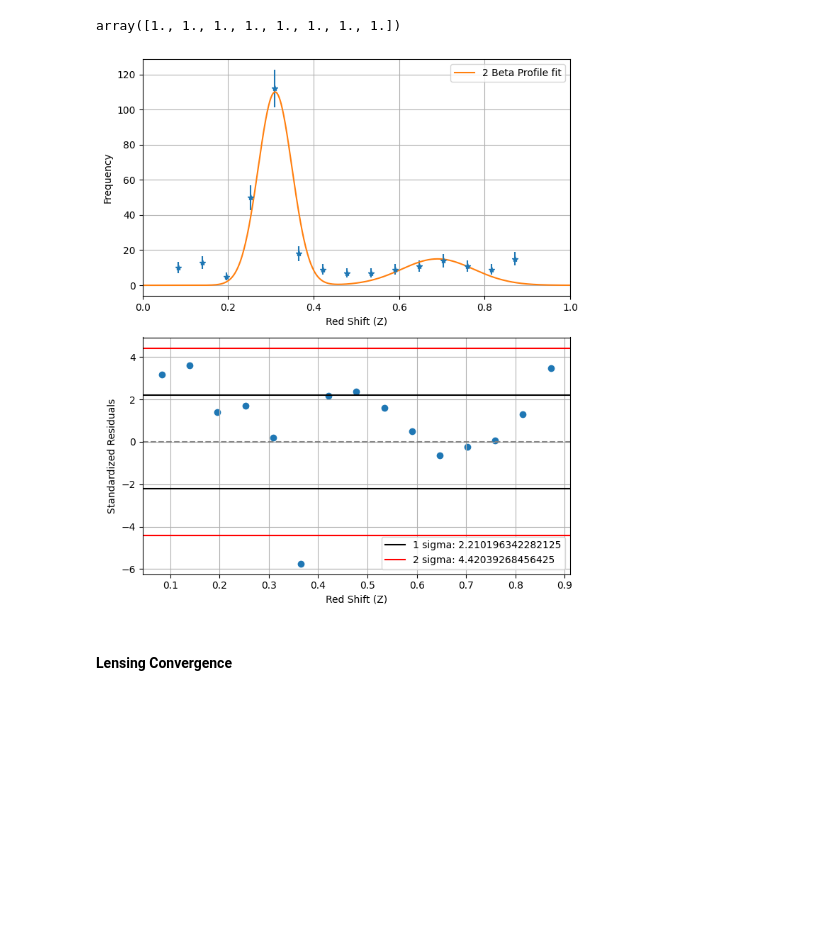
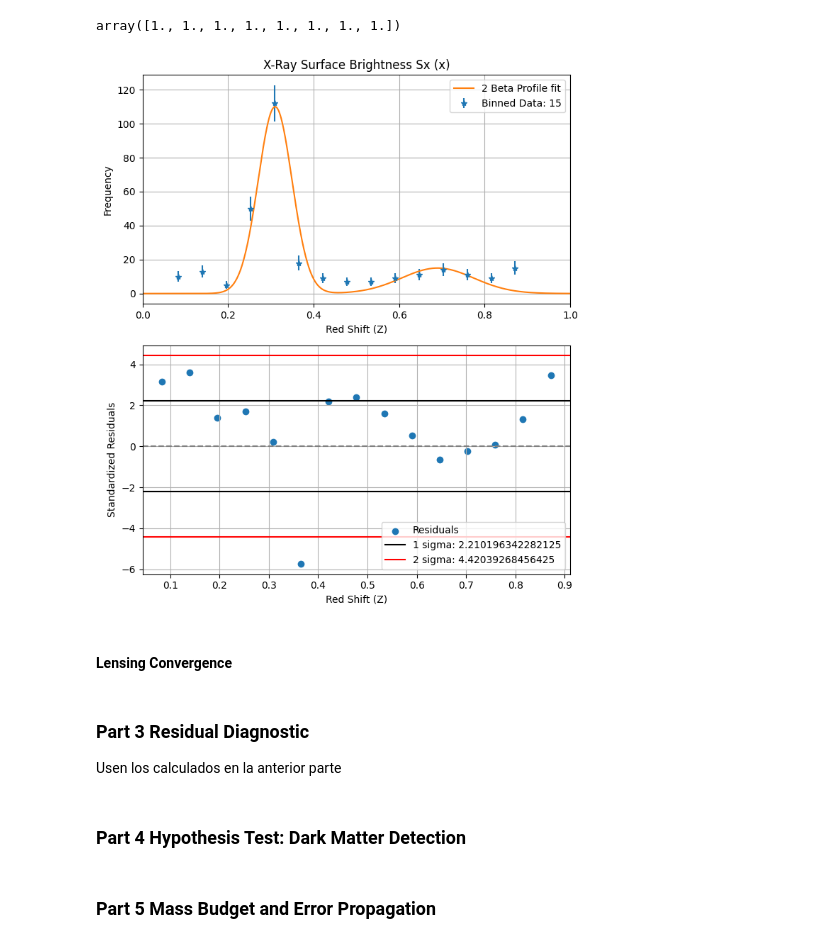
Before and after one commit to jdgv1709/Statistical-Analysis-of-the-Bullet-Cluster-Statistics-1-Course, a Jupyter notebook: Final Exam.ipynb, the cells around one changed output. Drawn from its saved outputs; the diff is of its cells as text; code cells hidden in the pictures; blank space fills up the shorter version.

```diff
--- a/Final Exam.ipynb
+++ b/Final Exam.ipynb
@@ -44,3 +44,13 @@ M_per_kappa = 3e14# Msun per unit integrated kappa
 ### Part 0: Data
 # %%
 data=pd.read_csv("BulletClusterData.csv") #"z"
+def redshift_to_arcmin(data, H0=70.0, c=299792.458, arcmin_to_Mpc=arcmin_to_Mpc):
+    # Approximate distance from Hubble's law
+    redshift=data["z"]
+    distance_mpc = (c * redshift) / H0
+    # Convert Mpc to arcminutes
+    arcmin = distance_mpc / arcmin_to_Mpc
+    data["Mpc"]= distance_mpc
+    data["ArcMin"]= arcmin
+    return data
+data=redshift_to_arcmin(data)
@@ -401,33 +447,41 @@ errors
 array([1., 1., 1., 1., 1., 1., 1., 1.])
 # %%
 fig, axes = plt.subplots(2, 1, figsize=(7, 8))
-axes[0].errorbar(x_bins,SX_obs,yerr=sigma_SX,fmt="*")
+axes[0].errorbar(x_bins,SX_obs,yerr=sigma_SX,fmt="*", label="Binned Data: "+str(len(x_bins)))
 axes[0].set_ylabel("Frequency")
 axes[0].set_xlabel("Red Shift (Z)")
 axes[0].set_xlim((0,1))
 axes[0].grid("True")
 axes[0].plot(x,model_2beta(x, *best_params_SX),label="2 Beta Profile fit")
 axes[0].legend()
+axes[0].set_title("X-Ray Surface Brightness Sx (x)")
 axes[0].grid(True)
 # Panel 2 — Residuals
 #axes[1]: (mu_obs - mu_m3_fit) / sigma_i vs z
-residual= (SX_obs-model_2beta(x_bins,*best_params_SX))/sigma_SX
-axes[1].scatter(x_bins,residual)
+residual_SX= (SX_obs-model_2beta(x_bins,*best_params_SX))/sigma_SX
+axes[1].scatter(x_bins,residual_SX,label="Residuals")
 # Add horizontal lines at ±1, ±2 sigma
-axes[1].axhline(np.std(residual),color="black")
-axes[1].axhline(-1*np.std(residual),label="1 sigma: "+str(np.std(residual)),color="black")
-axes[1].axhline(2*np.std(residual),color="r",label="2 sigma: "+str(2*np.std(residual)))
-axes[1].axhline(-2*np.std(residual),color="r")
+axes[1].axhline(np.std(residual_SX),color="black")
+axes[1].axhline(-1*np.std(residual_SX),label="1 sigma: "+str(np.std(residual_SX)),color="black")
+axes[1].axhline(2*np.std(residual_SX),color="r",label="2 sigma: "+str(2*np.std(residual_SX)))
+axes[1].axhline(-2*np.std(residual_SX),color="r")
 # Add horizontal line at 0
 axes[1].axhline(0,ls="--",color="gray")
 axes[1].legend()
 axes[1].grid(True)
 axes[1].set_xlabel("Red Shift (Z)")
 axes[1].set_ylabel("Standardized Residuals")
 plt.tight_layout()
 #plt.savefig('part2_chi2_fit.pdf')
 plt.show()
 # %% [output]
-[figure, old version]
+[figure, new version]
 # %% [markdown]
 #### Lensing Convergence
+# %% [markdown]
+### Part 3 Residual Diagnostic
+Usen los calculados en la anterior parte
+# %% [markdown]
+### Part 4  Hypothesis Test: Dark Matter Detection
+# %% [markdown]
+### Part 5 Mass Budget and Error Propagation
```
Also changed, not shown: parts of 11 cells of this notebook, 1 other file.
